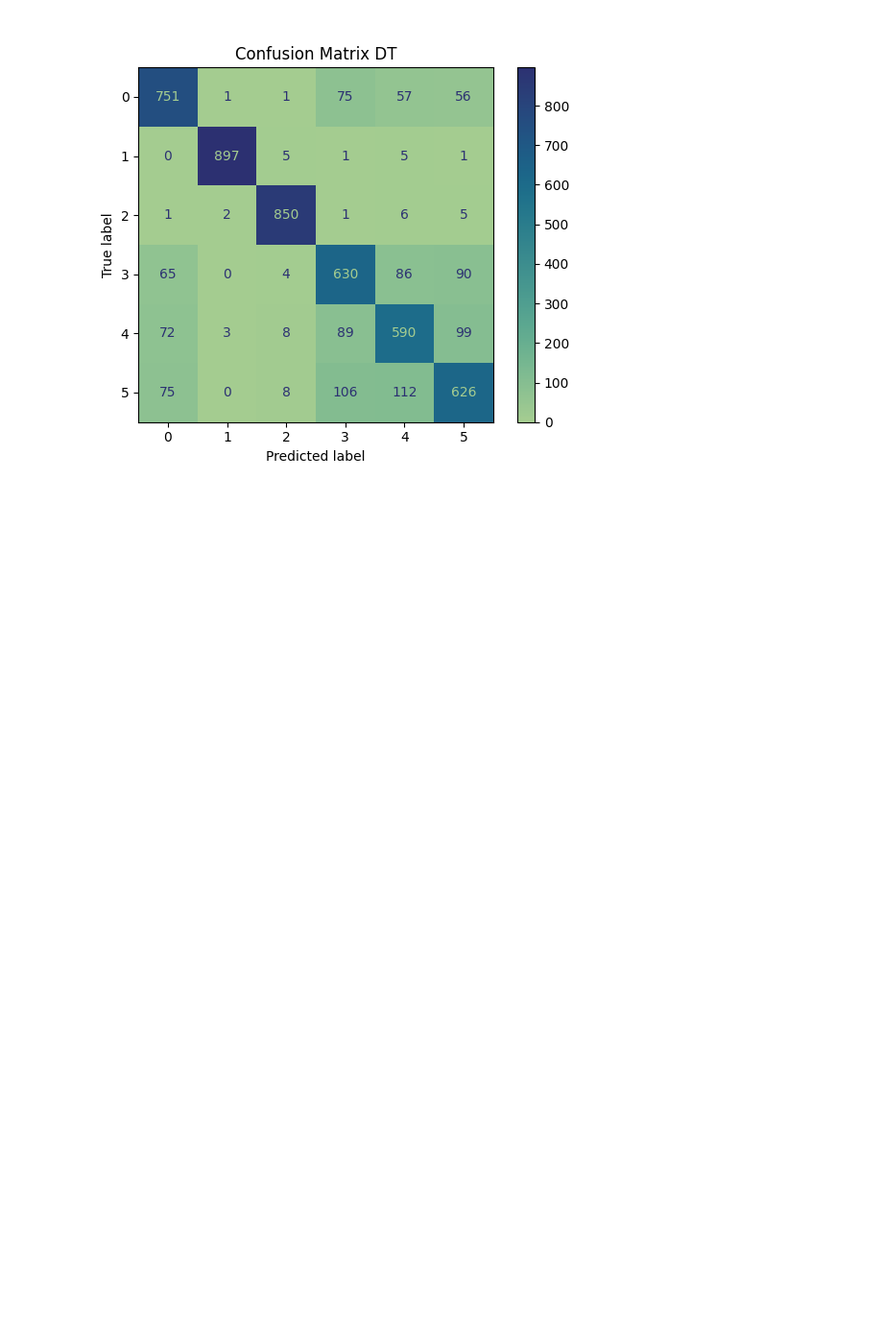
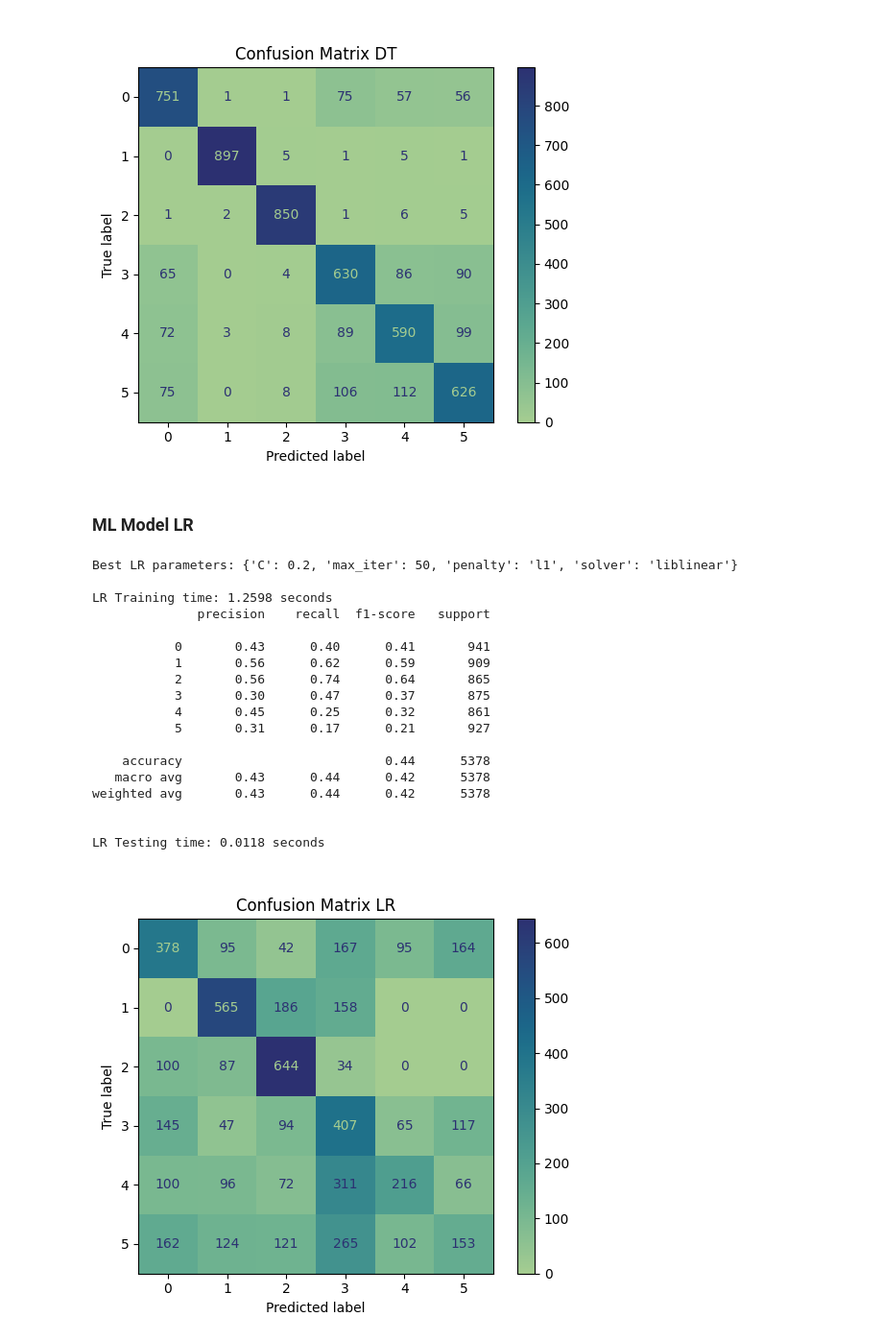
Before and after one commit to Krish1926/Human-Activity-Detection, a Jupyter notebook: Human_Activity_Detection_Final_Code.ipynb, the cells around one changed output. Shown: that part at 96% size. Drawn from its saved outputs; the diff is of its cells as text; code cells hidden in the pictures; blank space fills up the shorter version.

```diff
--- a/Human_Activity_Detection_Final_Code.ipynb
+++ b/Human_Activity_Detection_Final_Code.ipynb
@@ -476,3 +476,54 @@ weighted avg       0.81      0.81      0.81      5378
 
 DT Testing time: 0.0128 seconds
 [figure]
+# %% [markdown]
+### ML Model LR
+# %%
+params_lr = {
+    'penalty': ['l1', 'l2', 'elasticnet'],
+    'max_iter': [10, 50, 100],
+    'solver': ['liblinear', 'lbfgs', 'newton-cg', 'sag'],
+    'C': [0.1, 0.2, 0.4]
+}
+
+lr_model = LogisticRegression()
+grid_lr = GridSearchCV(lr_model, params_lr, cv=2)
+grid_lr.fit(HF_X_train.sample(1500), HF_y_train.sample(1500))
+print("Best LR parameters:", grid_lr.best_params_)
+
+start_time = time.time()
+lr_mod = grid_lr.best_estimator_
+lr_mod.fit(HF_X_train, HF_y_train)
+end_time = time.time()
+print(f"\nLR Training time: {end_time - start_time:.4f} seconds")
+
+start_time = time.time()
+HF_y_pred = lr_mod.predict(HF_X_test)
+print(classification_report(HF_y_test, HF_y_pred))
+end_time = time.time()
+print(f"\nLR Testing time: {end_time - start_time:.4f} seconds")
+
+HF_confmat = confusion_matrix(HF_y_test, HF_y_pred)
+ConfusionMatrixDisplay(confusion_matrix=HF_confmat, display_labels=[0, 1, 2, 3, 4, 5]).plot(cmap='crest')
+plt.title('\nConfusion Matrix LR')
+plt.show()
+# %% [output]
+Best LR parameters: {'C': 0.2, 'max_iter': 50, 'penalty': 'l1', 'solver': 'liblinear'}
+
+LR Training time: 1.2598 seconds
+              precision    recall  f1-score   support
+
+           0       0.43      0.40      0.41       941
+           1       0.56      0.62      0.59       909
+           2       0.56      0.74      0.64       865
+           3       0.30      0.47      0.37       875
+           4       0.45      0.25      0.32       861
+           5       0.31      0.17      0.21       927
+
+    accuracy                           0.44      5378
+   macro avg       0.43      0.44      0.42      5378
+weighted avg       0.43      0.44      0.42      5378
+
+
+LR Testing time: 0.0118 seconds
+[figure, added]
```
Also changed, not shown: parts of 4 cells of this notebook.
